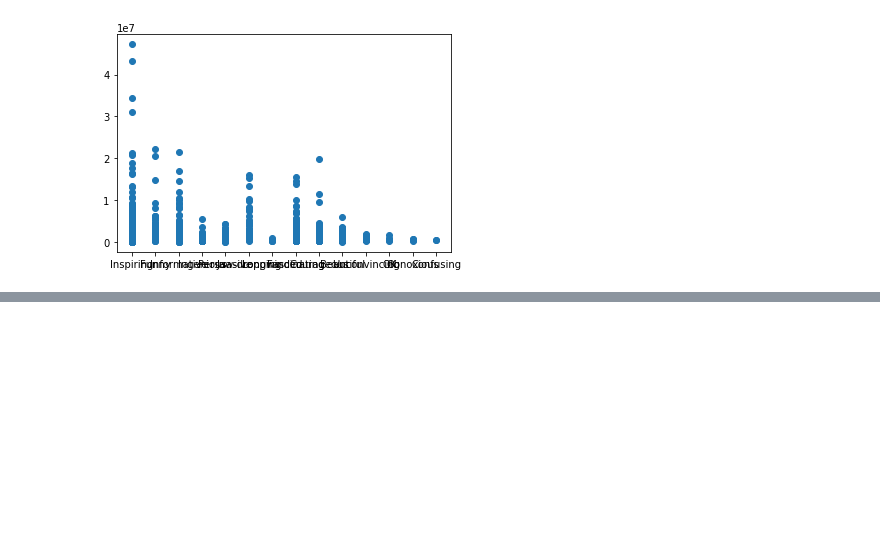
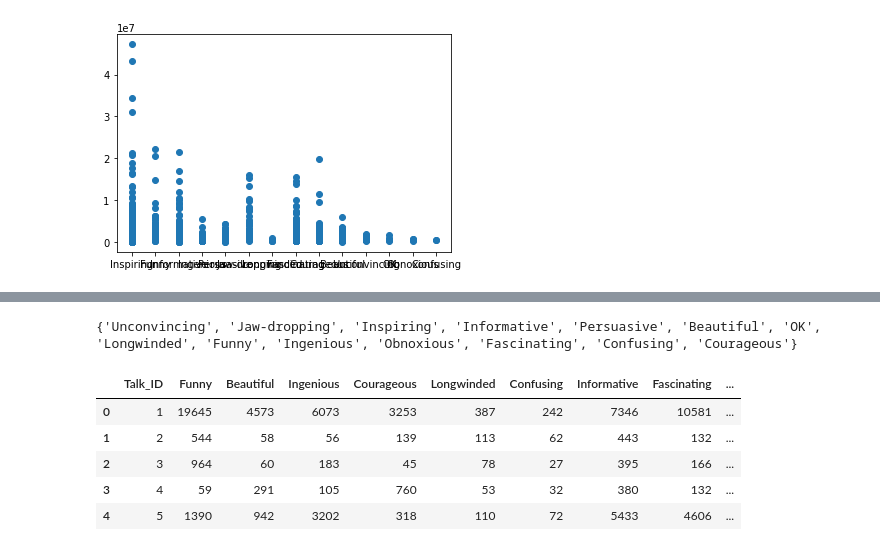
Before and after one commit to augustinechang1/TED-Talk-Prediction, a Jupyter notebook: RatingData.ipynb, the cells around one changed output, grey strips where cells are left out. Cells and saved outputs as stored; diff of their text form; code cells hidden in the pictures; blank space fills up the shorter version.

```diff
--- a/RatingData.ipynb
+++ b/RatingData.ipynb
@@ -150,0 +166,33 @@ plt.ylim((0,20000000))
+# %%
+data['Talk_ID'] = range(1, len(data)+1)
+rating_names = set()
+for index, row in data.iterrows():
+    rating = ast.literal_eval(row['ratings'])
+    for item in rating:
+        rating_names.add(item['name'])
+
+print (rating_names)
+# %% [output]
+{'Unconvincing', 'Jaw-dropping', 'Inspiring', 'Informative', 'Persuasive', 'Beautiful', 'OK', 'Longwinded', 'Funny', 'Ingenious', 'Obnoxious', 'Fascinating', 'Confusing', 'Courageous'}
+# %%
+from collections import defaultdict
+import ast
+rating_data = defaultdict(list)
+for index, row in data.iterrows():
+    rating = ast.literal_eval(row['ratings'])
+    rating_data['Talk_ID'].append(row['Talk_ID'])
+    names = set()
+    for item in rating:
+        rating_data[item['name']].append(item['count'])
+        names.add(item['name'])
+
+rating_data = pd.DataFrame(rating_data)
+
+rating_data.head()
+# %% [output]
+|  | Talk_ID | Funny | Beautiful | Ingenious | Courageous | Longwinded | Confusing | Informative | Fascinating | ... |
+| 0 | 1 | 19645 | 4573 | 6073 | 3253 | 387 | 242 | 7346 | 10581 | ... |
+| 1 | 2 | 544 | 58 | 56 | 139 | 113 | 62 | 443 | 132 | ... |
+| 2 | 3 | 964 | 60 | 183 | 45 | 78 | 27 | 395 | 166 | ... |
+| 3 | 4 | 59 | 291 | 105 | 760 | 53 | 32 | 380 | 132 | ... |
+| 4 | 5 | 1390 | 942 | 3202 | 318 | 110 | 72 | 5433 | 4606 | ... |
```
Also changed, not shown: parts of 15 cells of this notebook.
